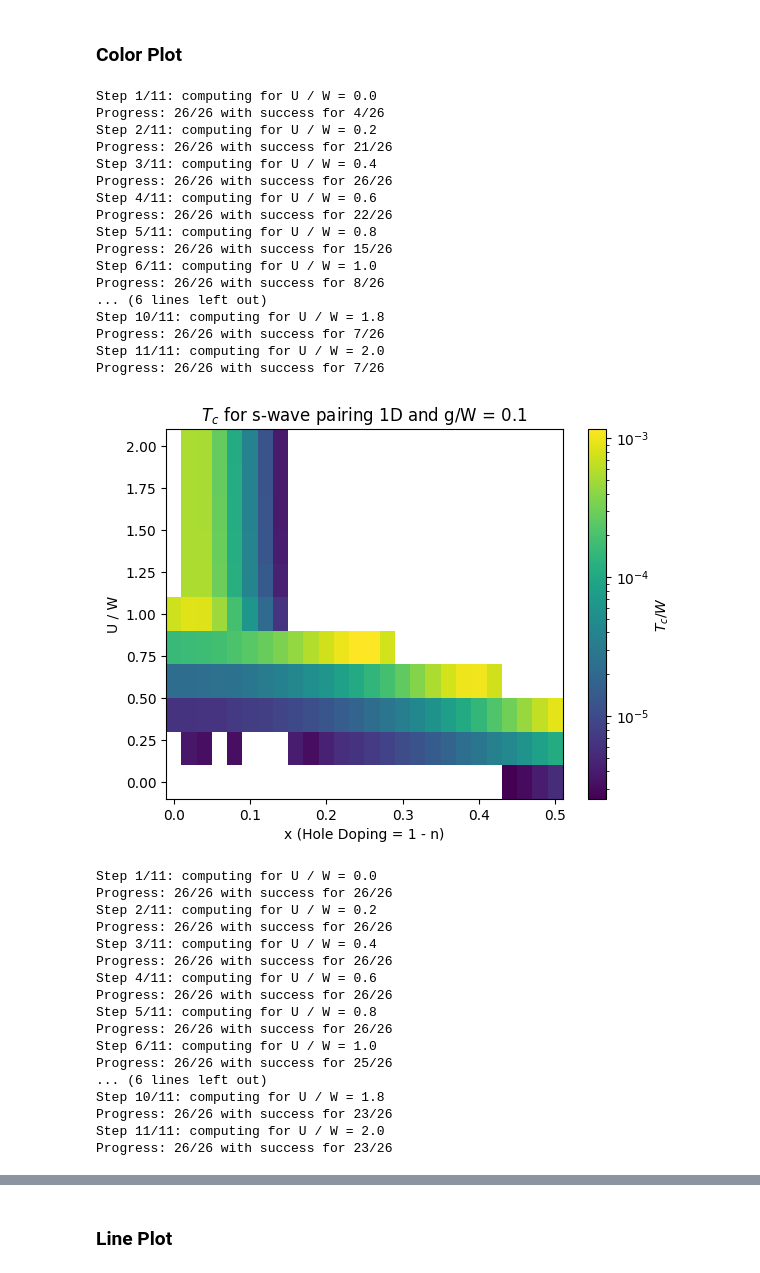
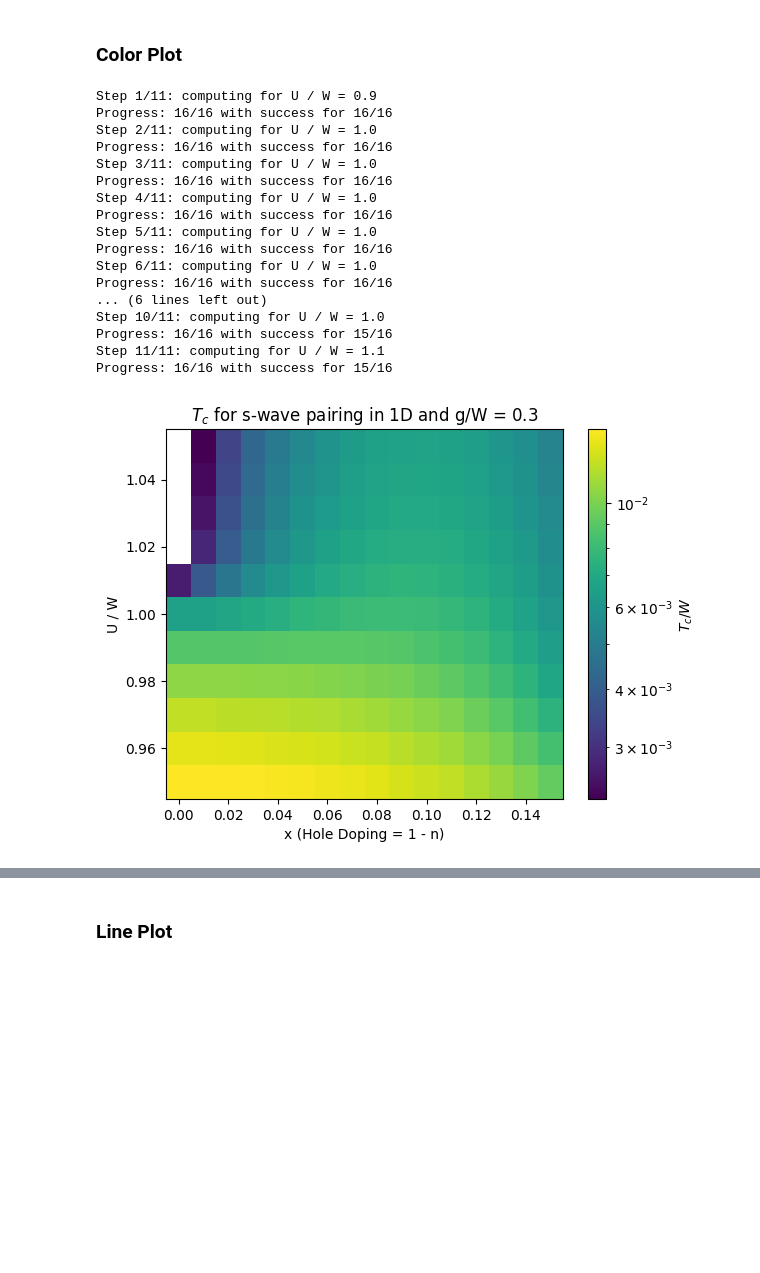
Before and after one commit to guilhermebaos/QUARMEN-Lessons, a Jupyter notebook: Master-Thesis/03-Philip-Phillips-pairing.ipynb, the cells around one changed output, grey strips where cells are left out. Cells and saved outputs as stored; diff of their text form; code cells hidden in the pictures; blank space fills up the shorter version.

Commit message:
[Thesis] More plots!

```diff
--- a/Master-Thesis/03-Philip-Phillips-pairing.ipynb
+++ b/Master-Thesis/03-Philip-Phillips-pairing.ipynb
@@ -708,36 +708,36 @@ def TcTf(d: int, n: float, V: int, U: float, g: float, mu_eps: float = 2e-4, Tc_
 # PARAMETERS
 
 # Model
-d = 2
+d = 1
 W = 4 * d
 
-V = 200_000
+V = 100_000
 g = 0.1 * W
 
 dwave = False
 
 
 # Search area
-Tc_min = 1e-5
-Tc_max = 1e-1
+Tc_min = 1e-6 * W
+Tc_max = 2e-1 * W
 
 
 # Errors
-mu_eps = 2e-4
-Tc_eps = 2e-2
+mu_eps = 1e-4
+Tc_eps = 5e-3
 
 
 # Filling
 x_min = 0
-x_max = 0.50
-x_ste = 26
+x_max = 0.15
+x_ste = 16
 
 xx = np.linspace(x_min, x_max, x_ste)
 
 
 # Hubbard
-u_min = 0
-u_max = 2.0 * W
+u_min = 0.95 * W
+u_max = 1.05 * W
 u_ste = 11
 
 uu = np.linspace(u_min, u_max, u_ste)
@@ -745,7 +745,7 @@ uu = np.linspace(u_min, u_max, u_ste)
 uu_mesh, xx_mesh = np.meshgrid(uu, xx)
 
 # Calculations
-for g in np.array([0.1, 0.3]) * W:
+for g in np.array([0.3]) * W:
     tt_mesh = np.zeros_like(uu_mesh)
     for iu, U in enumerate(uu):
 
@@ -755,63 +755,46 @@ for g in np.array([0.1, 0.3]) * W:
         for im, x in enumerate(xx):
             # Filling factor
             n = 1 - x
 
             # Try to compute Tc
             try:
                 tt_mesh[im, iu] = TcTf(d, n, V, U, g, mu_eps=mu_eps, Tc_min=Tc_min, Tc_max=Tc_max, Tc_eps=Tc_eps, dwave=dwave) / W
                 succ += 1
             except ValueError as e:
                 # Set result to invalid
                 tt_mesh[im, iu] = 0
 
                 # Debugging
                 # print(e)
 
             # Show progress
             print(f"\rProgress: {im + 1}/{x_ste} with success for {succ}/{x_ste}", end="")
 
         # Reset print
         print("")
 
     plt.title(f"$T_c$ for {'d-wave' if dwave else 's-wave'} pairing in {d}D and g/W = {g/W:.1f}")
     plt.pcolormesh(xx_mesh, uu_mesh / W, tt_mesh, cmap="viridis", norm=colors.LogNorm(vmin=np.min(tt_mesh[tt_mesh > 0]), vmax=np.max(tt_mesh)))
     plt.colorbar(label="$T_c / W$")
     plt.xlabel("x (Hole Doping = 1 - n)")
     plt.ylabel("U / W")
     plt.show()
 # %% [output]
-Step 1/11: computing for U / W = 0.0
-Progress: 26/26 with success for 4/26
-Step 2/11: computing for U / W = 0.2
-Progress: 26/26 with success for 21/26
-Step 3/11: computing for U / W = 0.4
-Progress: 26/26 with success for 26/26
-Step 4/11: computing for U / W = 0.6
-Progress: 26/26 with success for 22/26
-Step 5/11: computing for U / W = 0.8
-Progress: 26/26 with success for 15/26
+Step 1/11: computing for U / W = 0.9
+Progress: 16/16 with success for 16/16
+Step 2/11: computing for U / W = 1.0
+Progress: 16/16 with success for 16/16
+Step 3/11: computing for U / W = 1.0
+Progress: 16/16 with success for 16/16
+Step 4/11: computing for U / W = 1.0
+Progress: 16/16 with success for 16/16
+Step 5/11: computing for U / W = 1.0
+Progress: 16/16 with success for 16/16
 Step 6/11: computing for U / W = 1.0
-Progress: 26/26 with success for 8/26
+Progress: 16/16 with success for 16/16
 ... (6 lines left out)
-Step 10/11: computing for U / W = 1.8
-Progress: 26/26 with success for 7/26
-Step 11/11: computing for U / W = 2.0
-Progress: 26/26 with success for 7/26
+Step 10/11: computing for U / W = 1.0
+Progress: 16/16 with success for 15/16
+Step 11/11: computing for U / W = 1.1
+Progress: 16/16 with success for 15/16
-[figure, old version]
+[figure, new version]
-Step 1/11: computing for U / W = 0.0
-Progress: 26/26 with success for 26/26
-Step 2/11: computing for U / W = 0.2
-Progress: 26/26 with success for 26/26
-Step 3/11: computing for U / W = 0.4
-Progress: 26/26 with success for 26/26
-Step 4/11: computing for U / W = 0.6
-Progress: 26/26 with success for 26/26
-Step 5/11: computing for U / W = 0.8
-Progress: 26/26 with success for 26/26
-Step 6/11: computing for U / W = 1.0
-Progress: 26/26 with success for 25/26
-... (6 lines left out)
-Step 10/11: computing for U / W = 1.8
-Progress: 26/26 with success for 23/26
-Step 11/11: computing for U / W = 2.0
-Progress: 26/26 with success for 23/26
```
Also changed, not shown: parts of 3 cells of this notebook, 30 other files.
